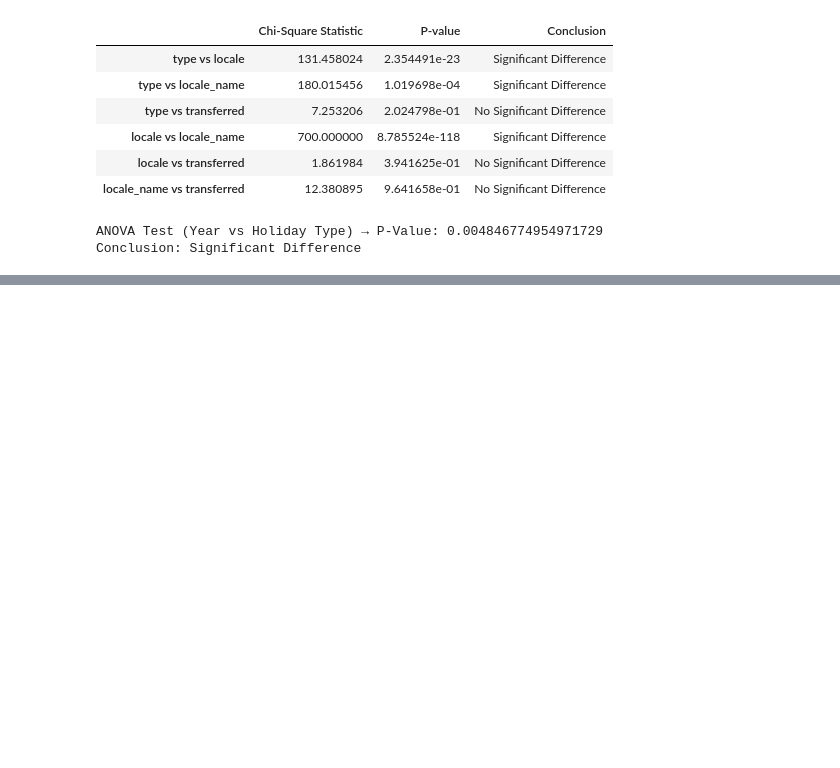
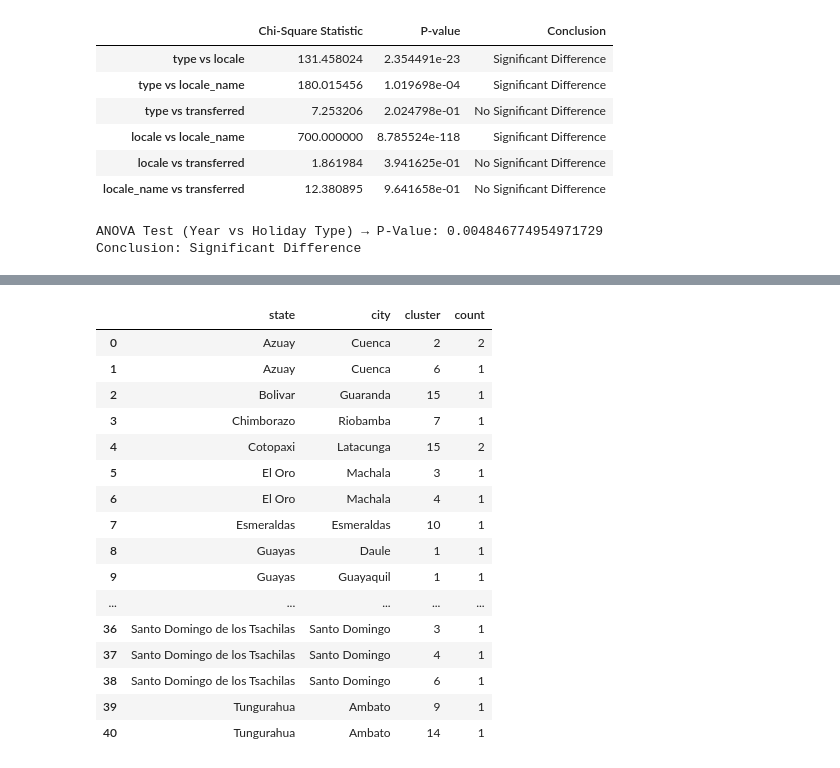
Before and after one commit to Aravindpanchanathan2799/CorporacionFavorita-Ecuador-Sales-Forecasting, a Jupyter notebook: notebooks/Data Inspection.ipynb, the cells around one changed output, grey strips where cells are left out. Cells and saved outputs as stored; diff of their text form; code cells hidden in the pictures; blank space fills up the shorter version.

```diff
--- a/notebooks/Data Inspection.ipynb
+++ b/notebooks/Data Inspection.ipynb
@@ -238,0 +344,20 @@ Conclusion: Significant Difference
+# %%
+df_stores.groupby(['state', 'city', 'cluster'], observed=True).size().reset_index(name='count')
+# %% [output]
+|  | state | city | cluster | count |
+| 0 | Azuay | Cuenca | 2 | 2 |
+| 1 | Azuay | Cuenca | 6 | 1 |
+| 2 | Bolivar | Guaranda | 15 | 1 |
+| 3 | Chimborazo | Riobamba | 7 | 1 |
+| 4 | Cotopaxi | Latacunga | 15 | 2 |
+| 5 | El Oro | Machala | 3 | 1 |
+| 6 | El Oro | Machala | 4 | 1 |
+| 7 | Esmeraldas | Esmeraldas | 10 | 1 |
+| 8 | Guayas | Daule | 1 | 1 |
+| 9 | Guayas | Guayaquil | 1 | 1 |
+| ... | ... | ... | ... | ... |
+| 36 | Santo Domingo de los Tsachilas | Santo Domingo | 3 | 1 |
+| 37 | Santo Domingo de los Tsachilas | Santo Domingo | 4 | 1 |
+| 38 | Santo Domingo de los Tsachilas | Santo Domingo | 6 | 1 |
+| 39 | Tungurahua | Ambato | 9 | 1 |
+| 40 | Tungurahua | Ambato | 14 | 1 |
```
Also changed, not shown: parts of 32 cells of this notebook, 7 other files.
